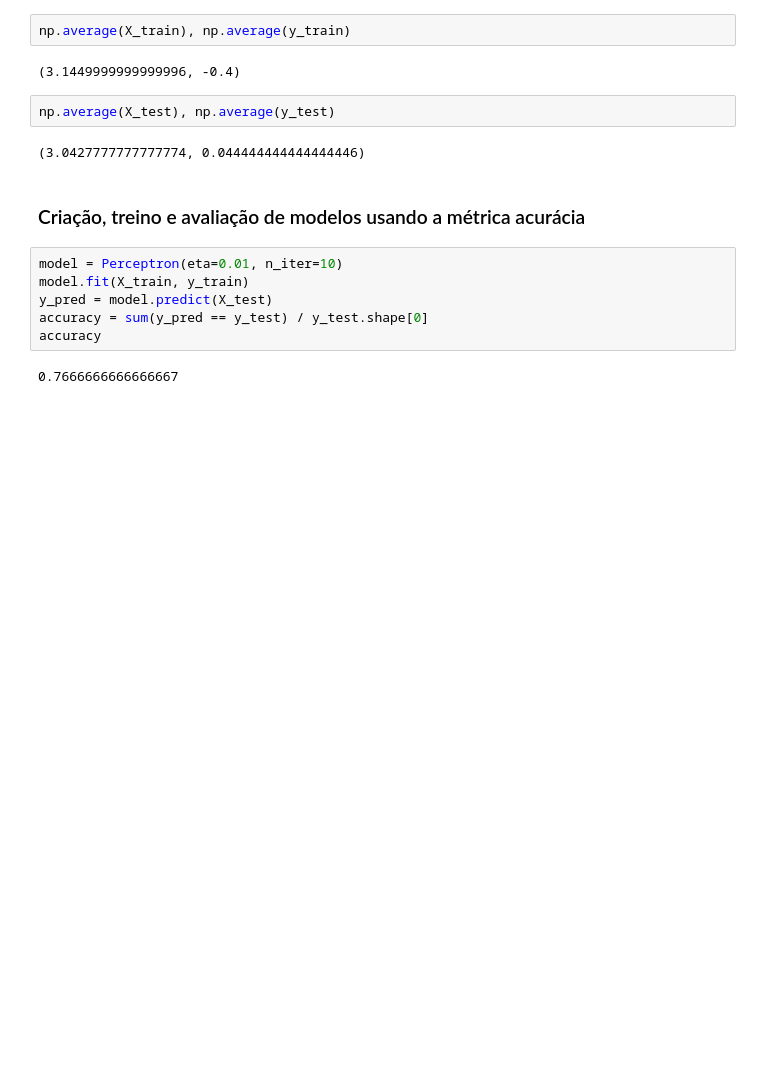
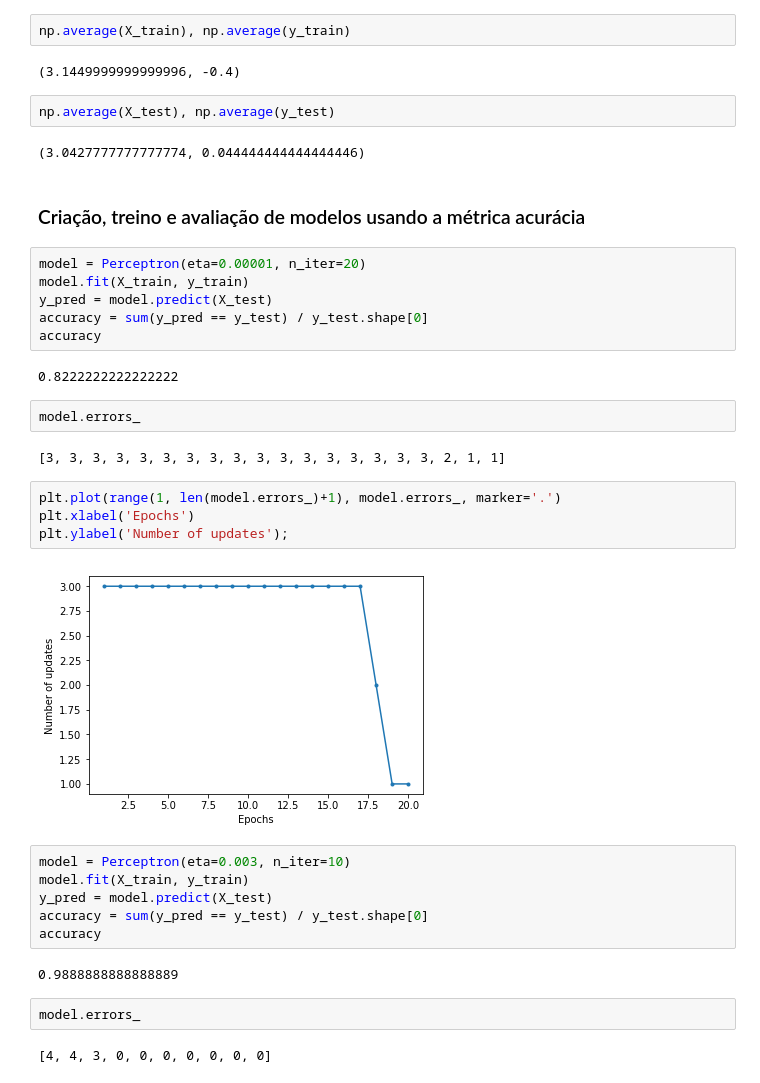
Before and after one commit to regispires/aulas-machine-learning-2019, a Jupyter notebook: 02-Perceptron-atualizado-com-comentarios-e-analise-de-dados.ipynb, the cells around one changed output. Cells and saved outputs as stored; diff of their text form; blank space fills up the shorter version.

```diff
--- a/02-Perceptron-atualizado-com-comentarios-e-analise-de-dados.ipynb
+++ b/02-Perceptron-atualizado-com-comentarios-e-analise-de-dados.ipynb
@@ -201,11 +202,33 @@ np.average(X_test), np.average(y_test)
 (3.0427777777777774, 0.044444444444444446)
 # %% [markdown]
 ### Criação, treino e avaliação de modelos usando a métrica acurácia
+# %%
+model = Perceptron(eta=0.00001, n_iter=20)
+model.fit(X_train, y_train)
+y_pred = model.predict(X_test)
+accuracy = sum(y_pred == y_test) / y_test.shape[0]
+accuracy
+# %% [output]
+0.8222222222222222
+# %%
+model.errors_
+# %% [output]
+[3, 3, 3, 3, 3, 3, 3, 3, 3, 3, 3, 3, 3, 3, 3, 3, 3, 2, 1, 1]
+# %%
+plt.plot(range(1, len(model.errors_)+1), model.errors_, marker='.')
+plt.xlabel('Epochs')
+plt.ylabel('Number of updates');
+# %% [output]
+[figure, added]
 # %%
-model = Perceptron(eta=0.01, n_iter=10)
+model = Perceptron(eta=0.003, n_iter=10)
 model.fit(X_train, y_train)
 y_pred = model.predict(X_test)
 accuracy = sum(y_pred == y_test) / y_test.shape[0]
 accuracy
 # %% [output]
-0.7666666666666667
+0.9888888888888889
+# %%
+model.errors_
+# %% [output]
+[4, 4, 3, 0, 0, 0, 0, 0, 0, 0]
```
Also changed, not shown: parts of 10 cells of this notebook.
